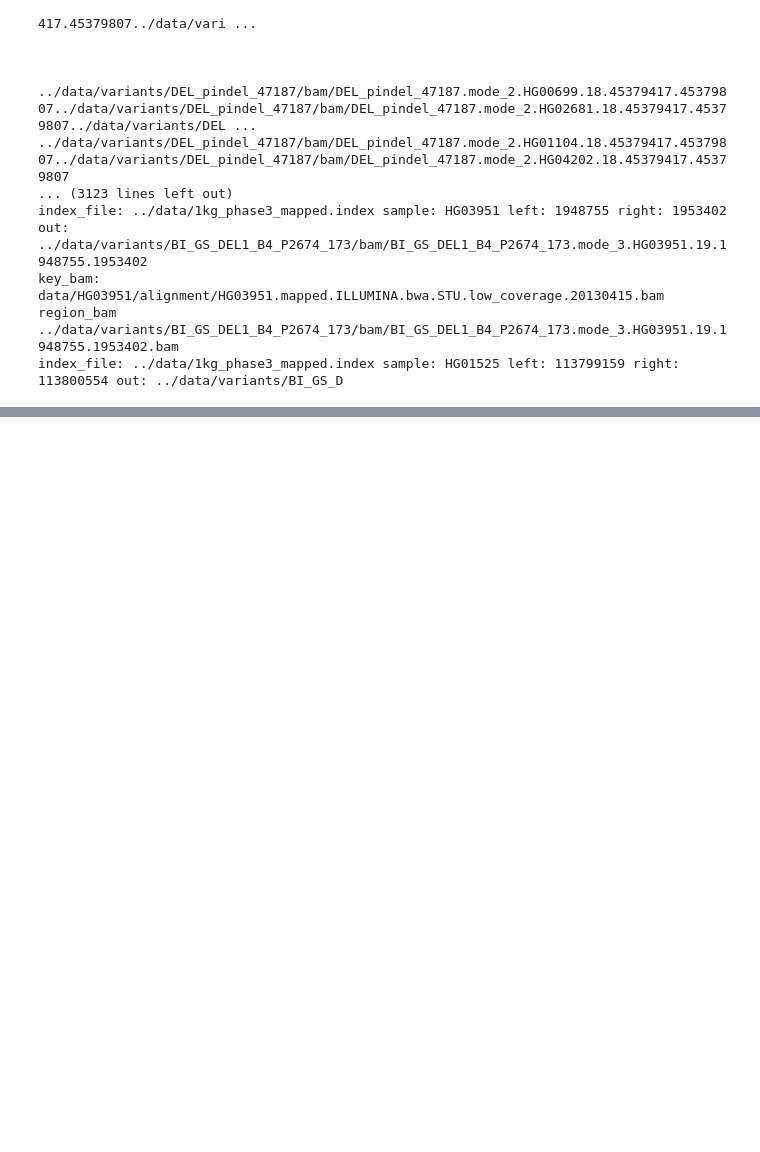
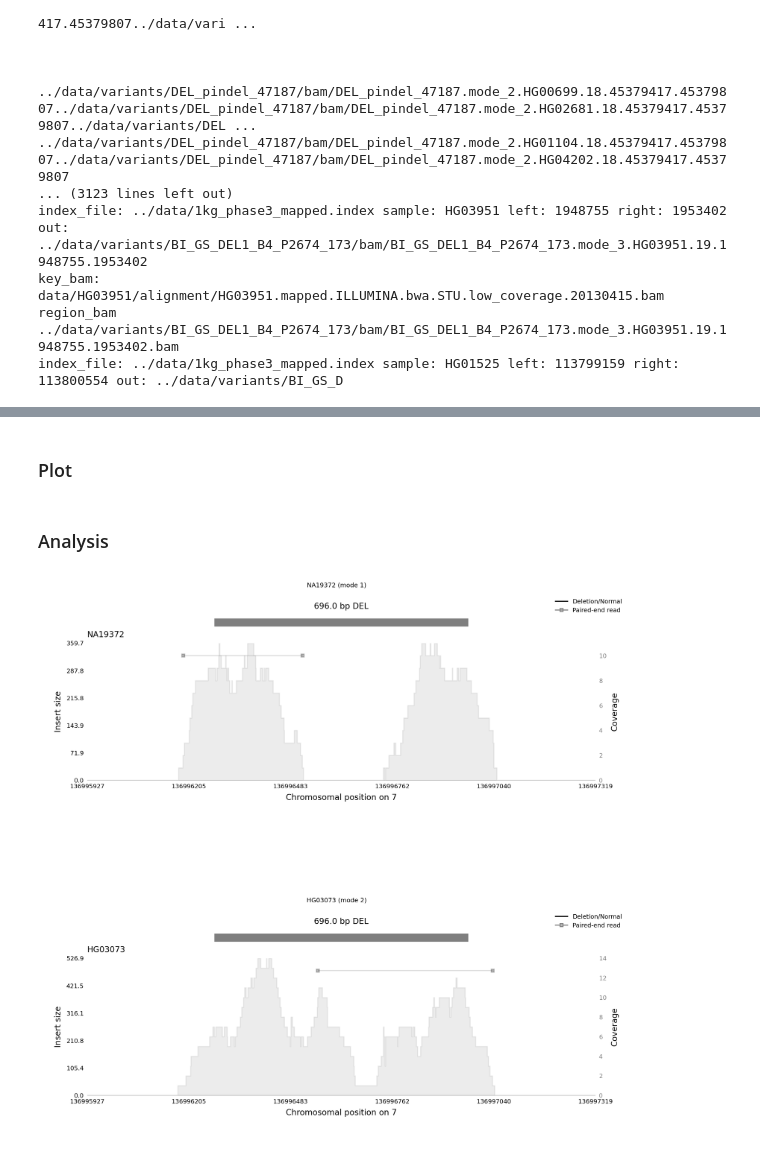
Before and after one commit to jakekrol/sv-gmm, a Jupyter notebook: python/samplot.ipynb, the cells around one changed output, grey strips where cells are left out. Cells and saved outputs as stored; diff of their text form; code cells hidden in the pictures; blank space fills up the shorter version.

Commit message:
samplot: randomly select samples for within mode comparison; aggregate to pdf

```diff
--- a/python/samplot.ipynb
+++ b/python/samplot.ipynb
@@ -386,0 +409,16 @@ padding=500
+# %%
+df_samplot = pd.DataFrame({'sample':[], 'bam':[], 'chrm':[], 'start':[], 'end':[], 'type':[], 'outfile':[]})
+for b in bams:
+    basename = os.path.basename(b)
+    mode = basename.split('.')[1]
+    sample = basename.split('.')[2]
+    chrm = basename.split('.')[3]
+    start = basename.split('.')[4]
+    end = basename.split('.')[5]
+    type = 'DEL'
+    outfile = b.replace('.bam','.png').replace('bam','samplot')
+    df_samplot = pd.concat([df_samplot, pd.DataFrame({'sample': [sample], 'bam': [b], 'chrm': [chrm], 'start': [start], 'end': [end], 'type': [type], 'outfile': [outfile]})])
+print(df_samplot.shape)
+print(df_samplot.iloc[0,:]['bam'])
+print(df_samplot.iloc[0,:]['outfile'])
+df_samplot.head()
@@ -386,0 +457,2 @@ padding=500
+# %% [markdown]
+### Plot
@@ -386,0 +462,37 @@ padding=500
+# %% [markdown]
+### Analysis
+# %%
+def varmodes2subplots(image_paths, titles, save = None):
+    if len(image_paths) != len(titles):
+        raise ValueError('number of images must match number of titles')
+
+    images = [Image.open(x) for x in image_paths]
+
+    fig = plt.figure(figsize=(10, 10), dpi=300)
+
+    for i, (img, title) in enumerate(zip(images, titles)):
+        plt.subplot(len(images), 1, i + 1)
+        plt.imshow(img)
+        plt.title(title, fontsize=6)
+        plt.axis('off')
+
+    if save:
+        plt.savefig(save)
+    plt.close()
+    return fig
+
+# def varmodes2subplots(image_paths, titles):
+#     if len(image_paths) != len(titles):
+#         raise ValueError('number of images must match number of titles')
+#     images = [Image.open(x) for x in image_paths]
+
+#     plt.figure(figsize=(10, 10),dpi=300)
+#     for i, (img, title) in enumerate(zip(images, titles)):
+#         plt.subplot(1, len(images), i+1)
+#         plt.imshow(img)
+#         plt.title(title, fontsize =6)
+#     return plt
+fig = varmodes2subplots([df_samplot.iloc[0,:]['outfile'], df_samplot.iloc[1,:]['outfile']], ['NA19372 (mode 1)', 'HG03073 (mode 2)'],save='test.png')
+fig
+# %% [output]
+[figure, added]
```
Also changed, not shown: parts of 31 cells of this notebook.
